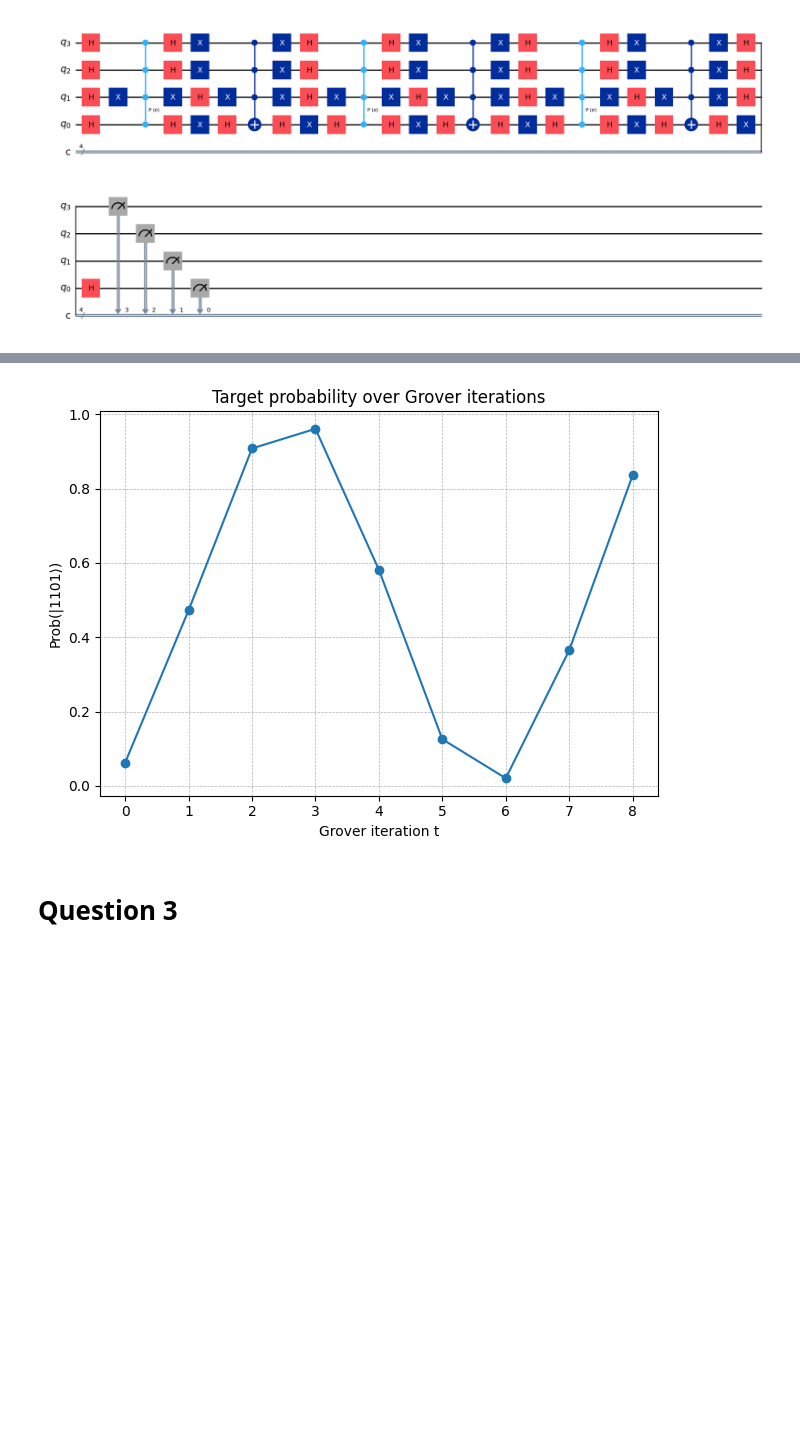
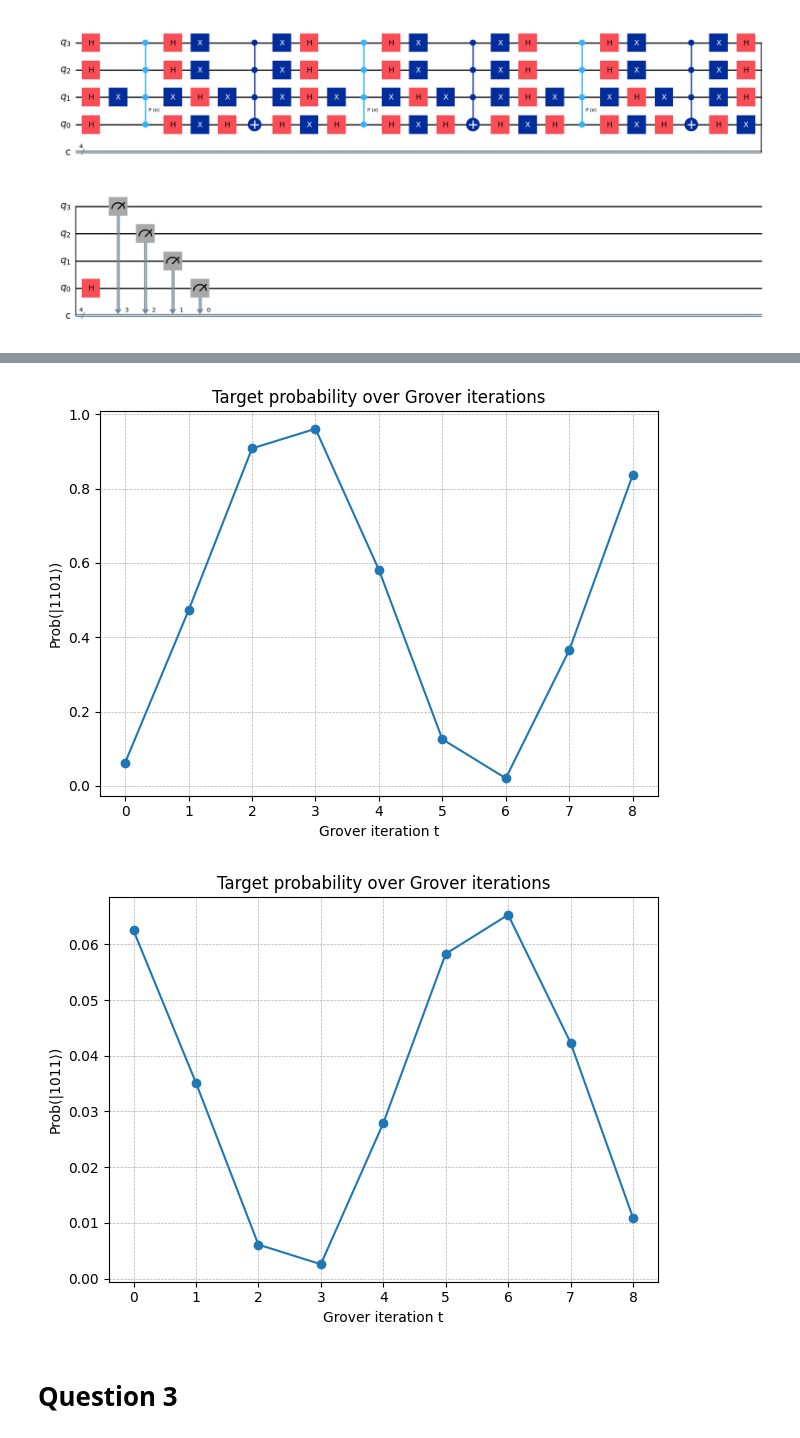
Before and after one commit to LordSosukeAizen/Quantum-Computing-CS682-, a Jupyter notebook: Assignments/ass-2/CS682_Assignment_2.ipynb, the cells around one changed output, grey strips where cells are left out. Saved outputs shown, nothing was run; the diff lists cells and outputs as text; code cells hidden in the pictures; blank space fills up the shorter version.

Commit message:
plotted unmarked prob evolution

```diff
--- a/Assignments/ass-2/CS682_Assignment_2.ipynb
+++ b/Assignments/ass-2/CS682_Assignment_2.ipynb
@@ -400,36 +400,42 @@ Text(0.5, 1.0, 'Frequency plot for measurements')
 # %%
 
 from qiskit.quantum_info import Statevector
 
-def little_endian_index(bitstring: str) -> int:
+G = grover_operator_4q(x) # x = 1101
 
-    # return int(bitstring, 2)
-    return int(bitstring[::-1], 2)
+def plot_amplitudes(G: QuantumCircuit, input: str) -> None :
+    def little_endian_index(bitstring: str) -> int:
 
-G = grover_operator_4q(x)
-prep = QuantumCircuit(4); prep.h(range(4))
-psi = Statevector.from_instruction(prep)
+        # return int(bitstring, 2)
+        return int(bitstring[::-1], 2)
 
-idx = little_endian_index(x)
+    prep = QuantumCircuit(4); prep.h(range(4))
+    psi = Statevector.from_instruction(prep)
 
-probs = [abs(psi.data[idx])**2] # t=0
-
-for _t in range(8):
-    psi = psi.evolve(G)
-    probs.append(abs(psi.data[idx])**2)
+    idx = little_endian_index(input)
 
 
+    probs = [abs(psi.data[idx])**2] # t=0
 
-# Plot target probability over t=0..3
-import matplotlib.pyplot as plt
-plt.figure()
-plt.plot(range(9), probs, marker='o')
-plt.xlabel("Grover iteration t"); plt.ylabel(f"Prob(|{x}⟩)")
-plt.title("Target probability over Grover iterations")
-plt.grid(True, linestyle='--', linewidth=0.5)
-plt.tight_layout(); plt.show()
+    for _t in range(8):
+        psi = psi.evolve(G)
+        probs.append(abs(psi.data[idx])**2)
+
+
+    # Plot target probability over t=0..3
+    import matplotlib.pyplot as plt
+    plt.figure()
+    plt.plot(range(9), probs, marker='o')
+    plt.xlabel("Grover iteration t"); plt.ylabel(f"Prob(|{input}⟩)")
+    plt.title("Target probability over Grover iterations")
+    plt.grid(True, linestyle='--', linewidth=0.5)
+    plt.tight_layout(); plt.show()
+
+plot_amplitudes(G, x)
+plot_amplitudes(G, x[::-1])
 # %% [output]
 [figure]
+[figure, added]
 # %% [markdown]
 # Question 3
 # %% [markdown]
```
Also changed, not shown: parts of 2 cells of this notebook.
